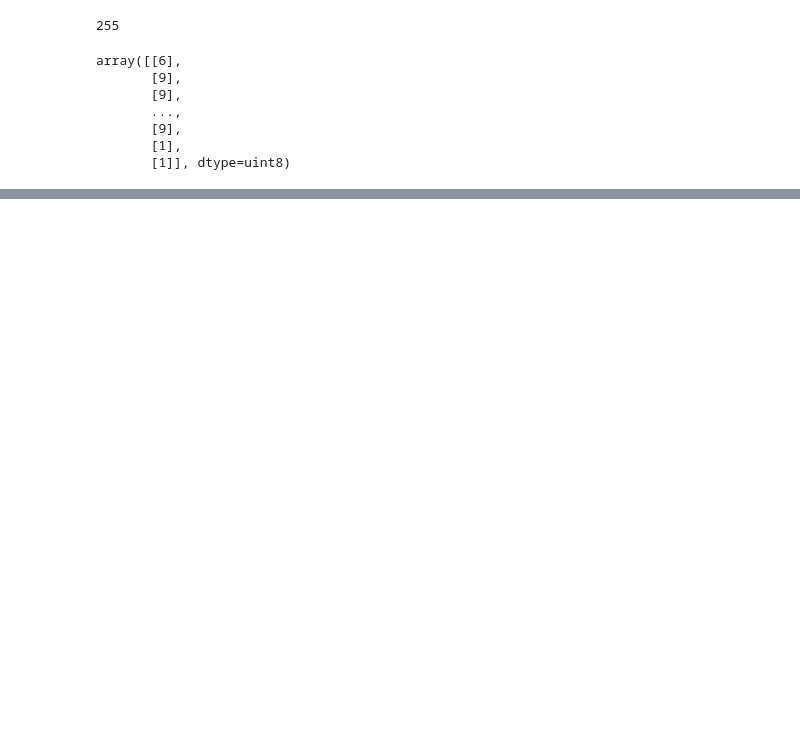
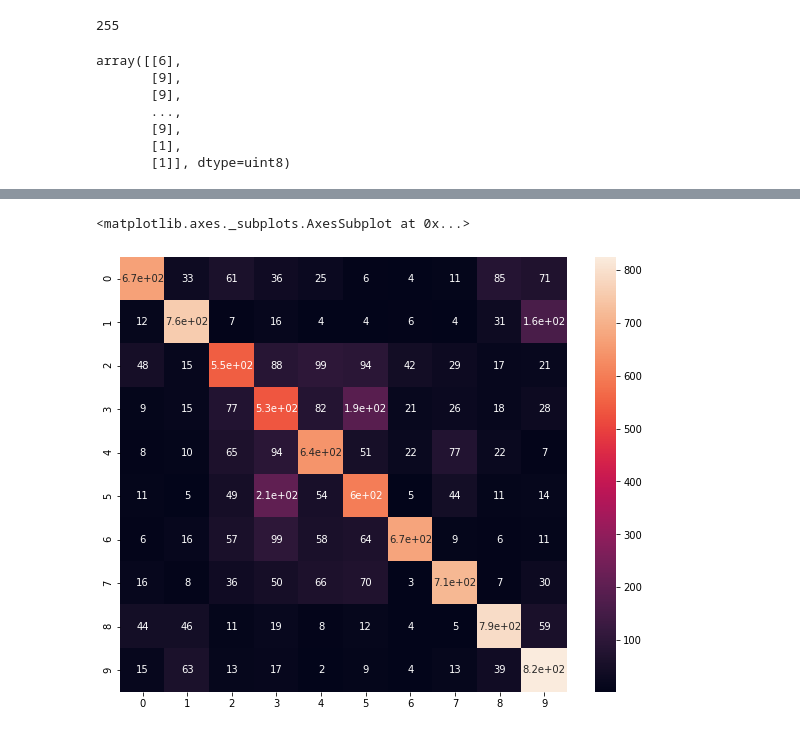
Before and after one commit to JaimePazLopes/Tensorflow-2-and-Keras, a Jupyter notebook: CNN/CIFAR - 10.ipynb, the cells around one changed output, grey strips where cells are left out. Saved outputs shown, nothing was run; the diff lists cells and outputs as text; code cells hidden in the pictures; blank space fills up the shorter version.

```diff
--- a/CNN/CIFAR - 10.ipynb
+++ b/CNN/CIFAR - 10.ipynb
@@ -118,0 +145,2 @@ Epoch 8/15
+# %%
+predictions = model.predict_classes(x_test)
@@ -118,0 +185,6 @@ Epoch 8/15
+# %%
+plt.figure(figsize=(10,8))
+sns.heatmap(pd.DataFrame(confusion_matrix(y_test, predictions)), annot=True)
+# %% [output]
+<matplotlib.axes._subplots.AxesSubplot at 0x...>
+[figure, added]
```
Also changed, not shown: parts of 17 cells of this notebook.
